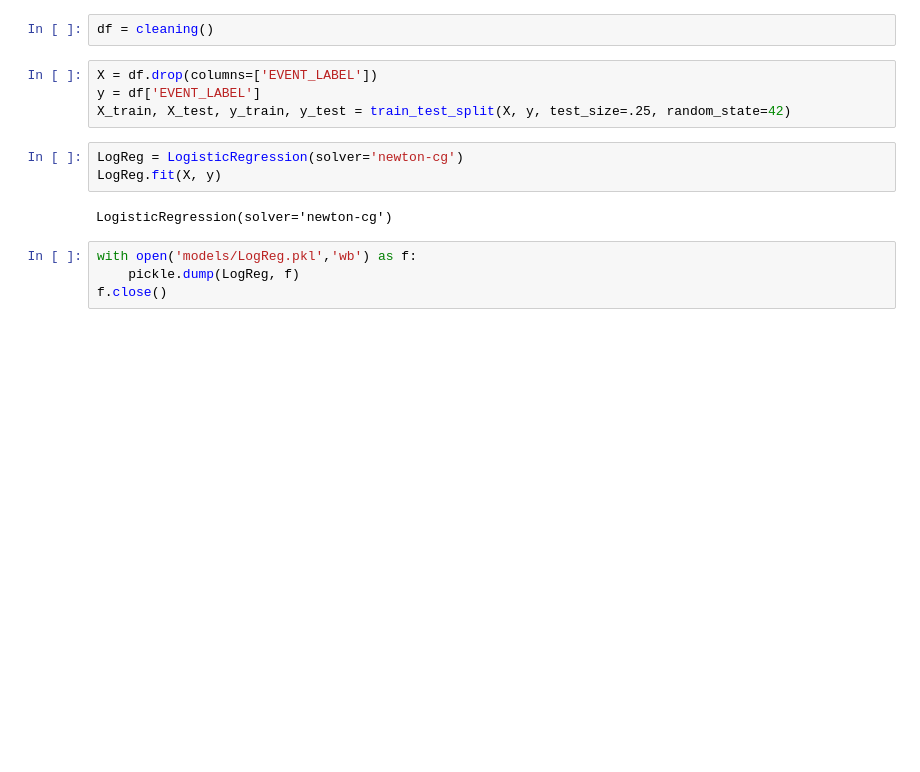
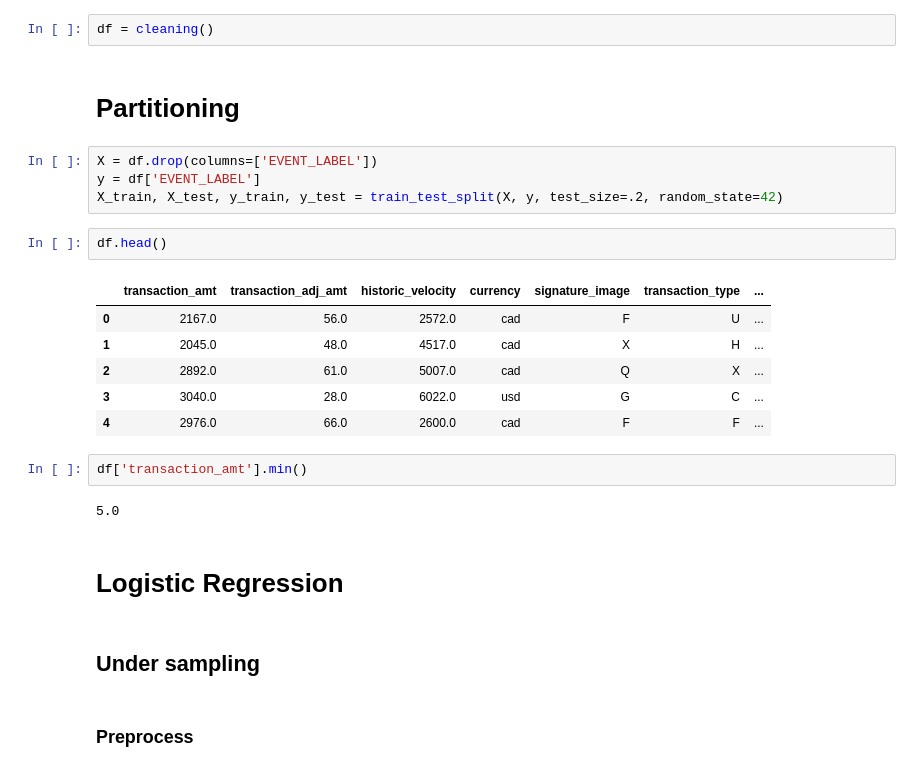
Before and after one commit to JakubKozlowski1/data_mining, a Jupyter notebook: under_log_reg.ipynb, the cells around one changed output. Cells and saved outputs as stored; diff of their text form; blank space fills up the shorter version.

Commit message:
first working logistic regression

```diff
--- a/under_log_reg.ipynb
+++ b/under_log_reg.ipynb
@@ -10,15 +25,27 @@ from imblearn.pipeline import Pipeline
 # %%
 df = cleaning()
+# %% [markdown]
+# Partitioning
 # %%
 X = df.drop(columns=['EVENT_LABEL'])
 y = df['EVENT_LABEL']
-X_train, X_test, y_train, y_test = train_test_split(X, y, test_size=.25, random_state=42)
+X_train, X_test, y_train, y_test = train_test_split(X, y, test_size=.2, random_state=42)
-# %%
-LogReg = LogisticRegression(solver='newton-cg')
-LogReg.fit(X, y)
-# %% [output]
-LogisticRegression(solver='newton-cg')
-# %%
-with open('models/LogReg.pkl','wb') as f:
-    pickle.dump(LogReg, f)
-f.close()
+# %%
+df.head()
+# %% [output]
+|  | transaction_amt | transaction_adj_amt | historic_velocity | currency | signature_image | transaction_type | ... |
+| 0 | 2167.0 | 56.0 | 2572.0 | cad | F | U | ... |
+| 1 | 2045.0 | 48.0 | 4517.0 | cad | X | H | ... |
+| 2 | 2892.0 | 61.0 | 5007.0 | cad | Q | X | ... |
+| 3 | 3040.0 | 28.0 | 6022.0 | usd | G | C | ... |
+| 4 | 2976.0 | 66.0 | 2600.0 | cad | F | F | ... |
+# %%
+df['transaction_amt'].min()
+# %% [output]
+5.0
+# %% [markdown]
+# Logistic Regression
+# %% [markdown]
+## Under sampling
+# %% [markdown]
+### Preprocess
```
Also changed, not shown: parts of 25 cells of this notebook, 3 other files.
